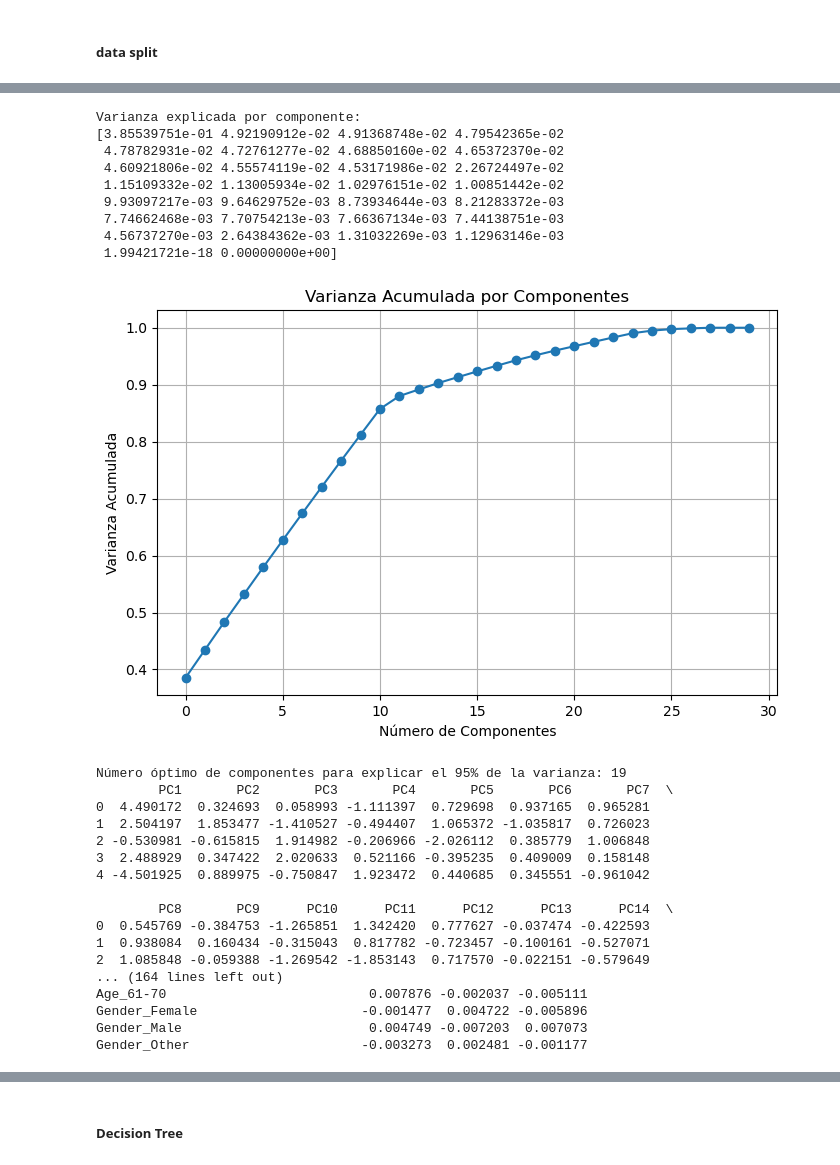
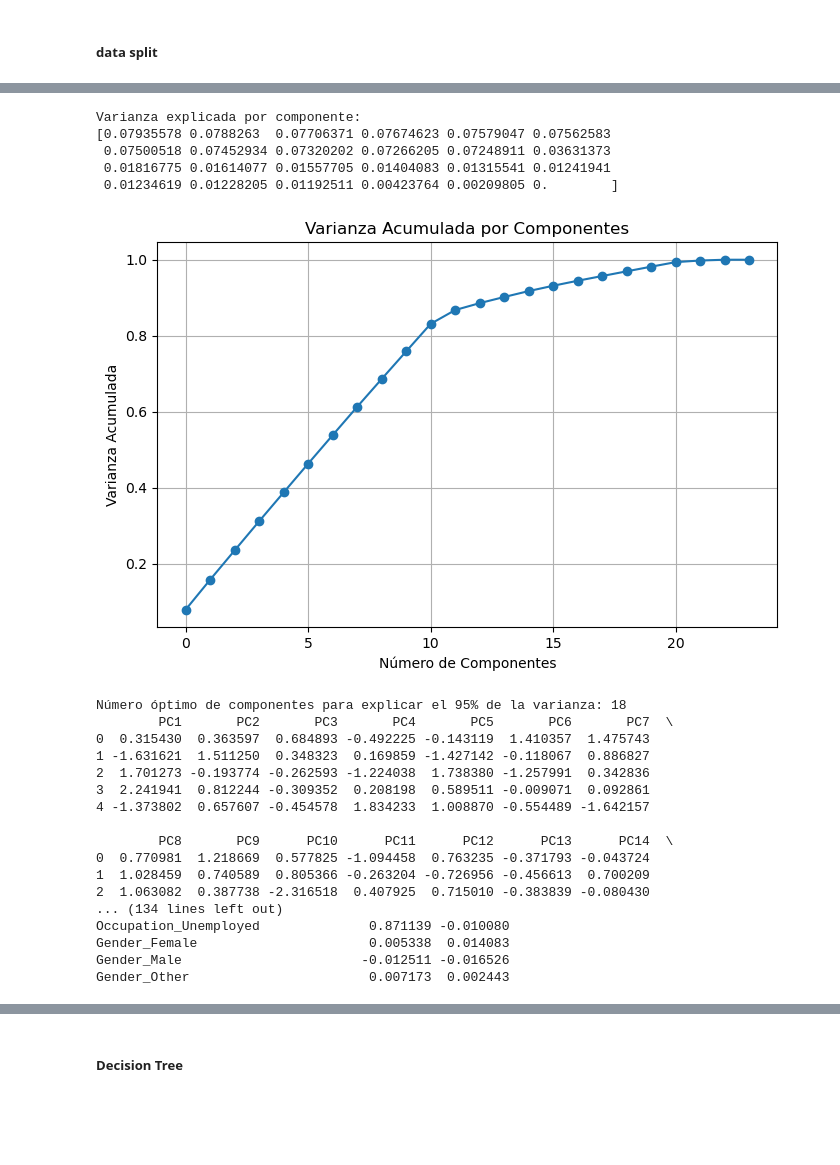
Before and after one commit to 100495761/MSE446, a Jupyter notebook: main.ipynb, the cells around one changed output, grey strips where cells are left out. Saved outputs shown, nothing was run; the diff lists cells and outputs as text; code cells hidden in the pictures; blank space fills up the shorter version.

```diff
--- a/main.ipynb
+++ b/main.ipynb
@@ -123,7 +123,7 @@ plt.show()
 # %% [output]
 [figure]
 # %%
-Age = data['Age']
+"""Age = data['Age']
 bins = [0, 18, 30, 40, 50, 60, 70]
 labels = ['0-18', '19-30', '31-40', '41-50', '51-60', '61-70']
 
@@ -147,7 +147,7 @@ plt.show()
 # One hot-encoding keeping the grouped column for visualization
 ohe = OneHotEncoder(sparse_output=False).set_output(transform='pandas')
 array = ohe.fit_transform(groups.to_frame())
-data = pd.concat([data.drop(['Age'], axis=1), array], axis=1)
+data = pd.concat([data.drop(['Age'], axis=1), array], axis=1)"""
 
 Gender = data['Gender']
 # One hot-encoding
@@ -286,8 +278,9 @@ from sklearn.decomposition import PCA
 from sklearn.preprocessing import StandardScaler
 import matplotlib.pyplot as plt
 
-X_scaled = data.select_dtypes(include=[np.number])
-X=data
+X_verdadero = data.drop(columns=['Severity of Anxiety Attack (1-10)'])
+X_scaled = X_verdadero.select_dtypes(include=[np.number])
+X=X_verdadero
 pca = PCA(n_components=None)
 
 # Ajustar PCA a los datos
@@ -299,59 +292,55 @@ print(f'Varianza explicada por componente:\n{explained_variance_ratio}')
 
 # Visualizar varianza acumulada
 plt.figure(figsize=(8, 5))
 plt.plot(np.cumsum(explained_variance_ratio), marker='o')
 plt.title('Varianza Acumulada por Componentes')
 plt.xlabel('Número de Componentes')
 plt.ylabel('Varianza Acumulada')
 plt.grid()
 plt.show()
 
 # Calcular varianza acumulada
 cumulative_variance = np.cumsum(explained_variance_ratio)
 
 # Número de componentes que explican 95% de la varianza
 n_components = np.argmax(cumulative_variance >= 0.95) + 1
 print(f'Número óptimo de componentes para explicar el 95% de la varianza: {n_components}')
 
 # Aplicar PCA con el número óptimo de componentes
 pca_opt = PCA(n_components=n_components)
 X_reduced = pca_opt.fit_transform(X_scaled)
 
 # Convertir el resultado a DataFrame si es necesario
 X_reduced_df = pd.DataFrame(X_reduced, columns=[f'PC{i+1}' for i in range(n_components)])
 print(X_reduced_df.head())
 
 # Mostrar pesos de cada componente
 loadings = pd.DataFrame(pca_opt.components_.T, index=X.columns, columns=[f'PC{i+1}' for i in range(n_components)])
 print(loadings)
 # %% [output]
 Varianza explicada por componente:
-[3.85539751e-01 4.92190912e-02 4.91368748e-02 4.79542365e-02
- 4.78782931e-02 4.72761277e-02 4.68850160e-02 4.65372370e-02
- 4.60921806e-02 4.55574119e-02 4.53171986e-02 2.26724497e-02
- 1.15109332e-02 1.13005934e-02 1.02976151e-02 1.00851442e-02
- 9.93097217e-03 9.64629752e-03 8.73934644e-03 8.21283372e-03
- 7.74662468e-03 7.70754213e-03 7.66367134e-03 7.44138751e-03
- 4.56737270e-03 2.64384362e-03 1.31032269e-03 1.12963146e-03
- 1.99421721e-18 0.00000000e+00]
+[0.07935578 0.0788263  0.07706371 0.07674623 0.07579047 0.07562583
+ 0.07500518 0.07452934 0.07320202 0.07266205 0.07248911 0.03631373
+ 0.01816775 0.01614077 0.01557705 0.01404083 0.01315541 0.01241941
+ 0.01234619 0.01228205 0.01192511 0.00423764 0.00209805 0.        ]
-[figure, old version]
+[figure, new version]
-Número óptimo de componentes para explicar el 95% de la varianza: 19
+Número óptimo de componentes para explicar el 95% de la varianza: 18
         PC1       PC2       PC3       PC4       PC5       PC6       PC7  \
-0  4.490172  0.324693  0.058993 -1.111397  0.729698  0.937165  0.965281
-1  2.504197  1.853477 -1.410527 -0.494407  1.065372 -1.035817  0.726023
-2 -0.530981 -0.615815  1.914982 -0.206966 -2.026112  0.385779  1.006848
-3  2.488929  0.347422  2.020633  0.521166 -0.395235  0.409009  0.158148
-4 -4.501925  0.889975 -0.750847  1.923472  0.440685  0.345551 -0.961042
+0  0.315430  0.363597  0.684893 -0.492225 -0.143119  1.410357  1.475743
+1 -1.631621  1.511250  0.348323  0.169859 -1.427142 -0.118067  0.886827
+2  1.701273 -0.193774 -0.262593 -1.224038  1.738380 -1.257991  0.342836
+3  2.241941  0.812244 -0.309352  0.208198  0.589511 -0.009071  0.092861
+4 -1.373802  0.657607 -0.454578  1.834233  1.008870 -0.554489 -1.642157
 
         PC8       PC9      PC10      PC11      PC12      PC13      PC14  \
-0  0.545769 -0.384753 -1.265851  1.342420  0.777627 -0.037474 -0.422593
-1  0.938084  0.160434 -0.315043  0.817782 -0.723457 -0.100161 -0.527071
-2  1.085848 -0.059388 -1.269542 -1.853143  0.717570 -0.022151 -0.579649
-... (164 lines left out)
-Age_61-70                          0.007876 -0.002037 -0.005111
-Gender_Female                     -0.001477  0.004722 -0.005896
-Gender_Male                        0.004749 -0.007203  0.007073
-Gender_Other                      -0.003273  0.002481 -0.001177
+0  0.770981  1.218669  0.577825 -1.094458  0.763235 -0.371793 -0.043724
+1  1.028459  0.740589  0.805366 -0.263204 -0.726956 -0.456613  0.700209
+2  1.063082  0.387738 -2.316518  0.407925  0.715010 -0.383839 -0.080430
+... (134 lines left out)
+Occupation_Unemployed              0.871139 -0.010080
+Gender_Female                      0.005338  0.014083
+Gender_Male                       -0.012511 -0.016526
+Gender_Other                       0.007173  0.002443
 # %%
 # Usar X_reduced_df para modelado
 X_reduced_df.head()
```
Also changed, not shown: parts of 16 cells of this notebook.
